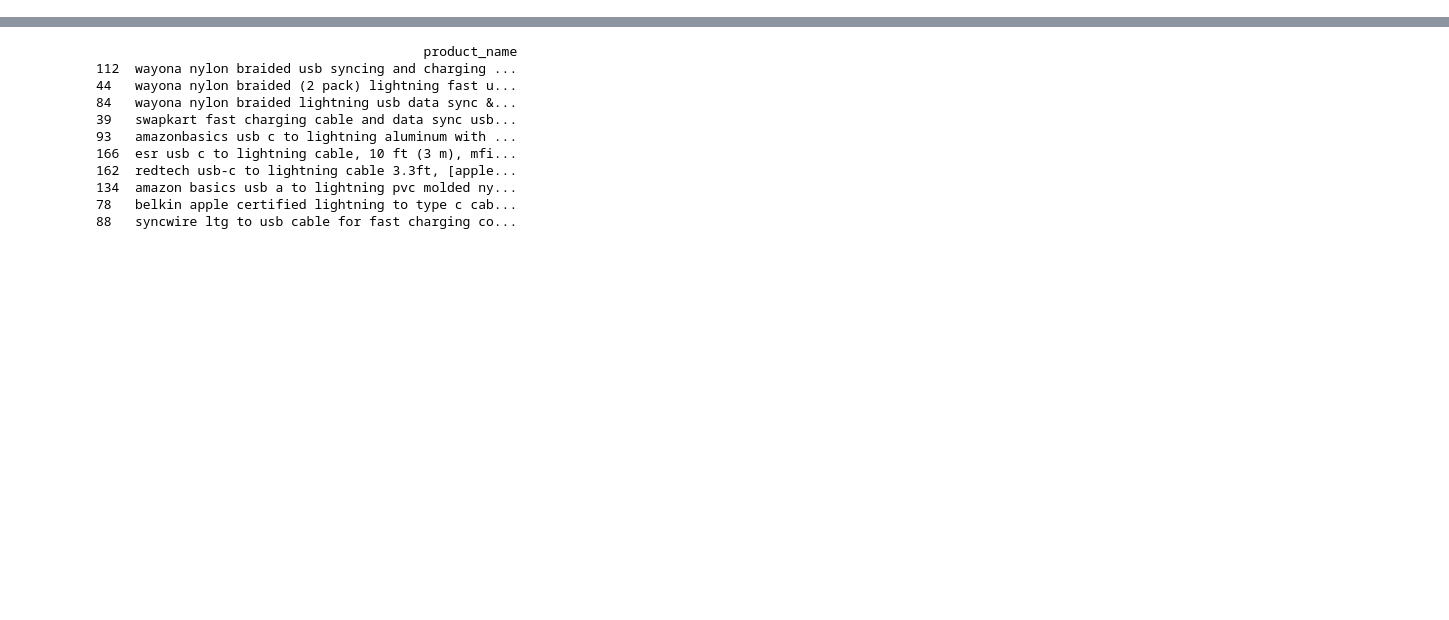
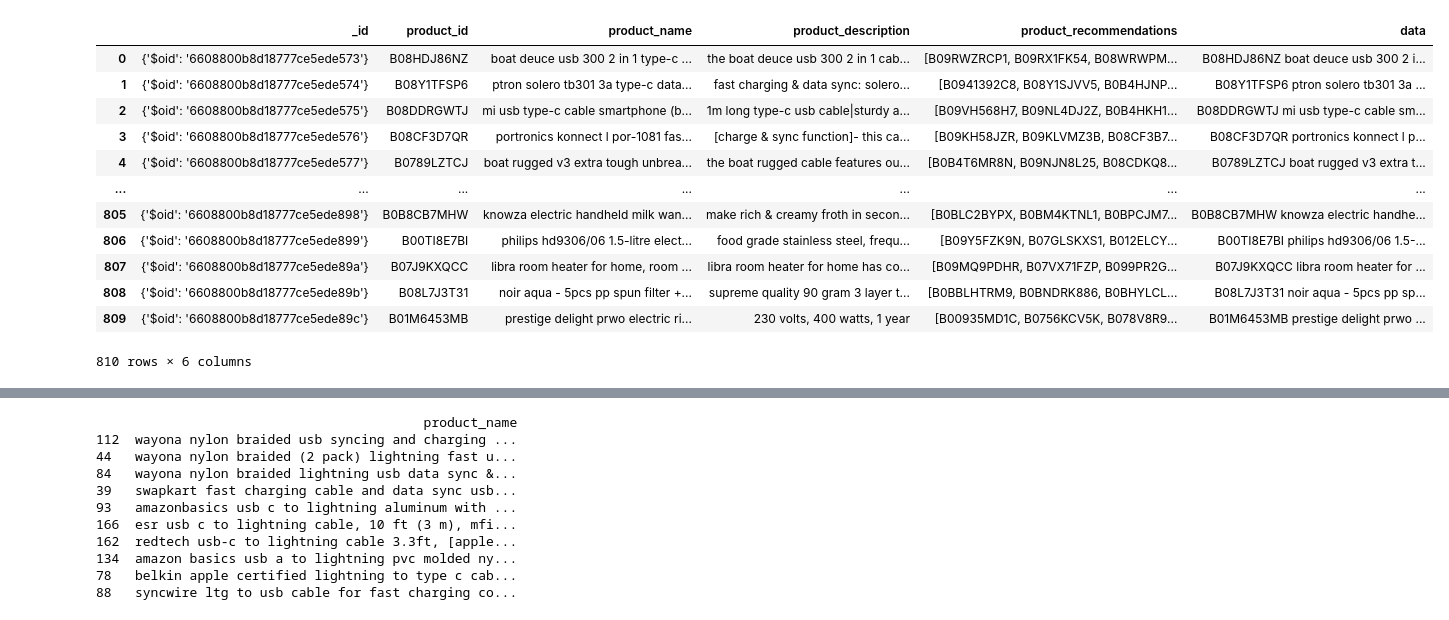
Before and after one commit to sjannabh/MastersProject_repo, a Jupyter notebook: data-analysis/Others/New/playground.ipynb, the cells around one changed output, grey strips where cells are left out. Cells and saved outputs as stored; diff of their text form; code cells hidden in the pictures; blank space fills up the shorter version.

```diff
--- a/data-analysis/Others/New/playground.ipynb
+++ b/data-analysis/Others/New/playground.ipynb
@@ -166,18 +183,25 @@ products_dataset = pd.DataFrame(res)
 # %%
 products_dataset['product_name'] =products_dataset['product_name'].str.lower()
 products_dataset['product_description'] =products_dataset['product_description'].str.lower()
 
 new_subset_products_dataset = products_dataset.drop(['category','price','img_link','product_link','rating','no_of_ratings'], axis=1)
 new_subset_products_dataset['data'] = new_subset_products_dataset[new_subset_products_dataset.columns[1:]].apply(lambda x: ' '.join(x.dropna().astype(str)),axis=1)
 
-new_subset_products_dataset['data']['product_name'] =products_dataset['product_name'].str.lower()
-products_dataset['product_description'] =products_dataset['product_description'].str.lower()
+#new_subset_products_dataset['data']['product_name'] =products_dataset['product_name'].str.lower()
+#products_dataset['product_description'] =products_dataset['product_description'].str.lower()
 
-new_subset_products_dataset = products_dataset.drop(['category','price','img_link','product_link','rating','no_of_ratings'], axis=1)
-new_subset_products_dataset['data'] = new_subset_products_dataset[new_subset_products_dataset.columns[1:]].apply(lambda x: ' '.join(x.dropna().astype(str)),axis=1)
-
-vectorizer = CountVectorizer()
-vectorized = vectorizer.fit_transform(new_subset_products_dataset['data'])
-similarities = cosine_similarity(vectorized)
-
-products_dataset_new = pd.DataFrame(similarities, columns=products_dataset['product_name'], index=products_dataset['product_name']).reset_index()
+new_subset_products_dataset
+# %% [output]
+|  | _id | product_id | product_name | product_description | product_recommendations | data |
+| 0 | {'$oid': '6608800b8d18777ce5ede573'} | B08HDJ86NZ | boat deuce usb 300 2 in 1 type-c ... | the boat deuce usb 300 2 in 1 cab... | [B09RWZRCP1, B09RX1FK54, B08WRWPM... | B08HDJ86NZ boat deuce usb 300 2 i... |
+| 1 | {'$oid': '6608800b8d18777ce5ede574'} | B08Y1TFSP6 | ptron solero tb301 3a type-c data... | fast charging & data sync: solero... | [B0941392C8, B08Y1SJVV5, B0B4HJNP... | B08Y1TFSP6 ptron solero tb301 3a ... |
+| 2 | {'$oid': '6608800b8d18777ce5ede575'} | B08DDRGWTJ | mi usb type-c cable smartphone (b... | 1m long type-c usb cable|sturdy a... | [B09VH568H7, B09NL4DJ2Z, B0B4HKH1... | B08DDRGWTJ mi usb type-c cable sm... |
+| 3 | {'$oid': '6608800b8d18777ce5ede576'} | B08CF3D7QR | portronics konnect l por-1081 fas... | [charge & sync function]- this ca... | [B09KH58JZR, B09KLVMZ3B, B08CF3B7... | B08CF3D7QR portronics konnect l p... |
+| 4 | {'$oid': '6608800b8d18777ce5ede577'} | B0789LZTCJ | boat rugged v3 extra tough unbrea... | the boat rugged cable features ou... | [B0B4T6MR8N, B09NJN8L25, B08CDKQ8... | B0789LZTCJ boat rugged v3 extra t... |
+| ... | ... | ... | ... | ... | ... | ... |
+| 805 | {'$oid': '6608800b8d18777ce5ede898'} | B0B8CB7MHW | knowza electric handheld milk wan... | make rich & creamy froth in secon... | [B0BLC2BYPX, B0BM4KTNL1, B0BPCJM7... | B0B8CB7MHW knowza electric handhe... |
+| 806 | {'$oid': '6608800b8d18777ce5ede899'} | B00TI8E7BI | philips hd9306/06 1.5-litre elect... | food grade stainless steel, frequ... | [B09Y5FZK9N, B07GLSKXS1, B012ELCY... | B00TI8E7BI philips hd9306/06 1.5-... |
+| 807 | {'$oid': '6608800b8d18777ce5ede89a'} | B07J9KXQCC | libra room heater for home, room ... | libra room heater for home has co... | [B09MQ9PDHR, B07VX71FZP, B099PR2G... | B07J9KXQCC libra room heater for ... |
+| 808 | {'$oid': '6608800b8d18777ce5ede89b'} | B08L7J3T31 | noir aqua - 5pcs pp spun filter +... | supreme quality 90 gram 3 layer t... | [B0BBLHTRM9, B0BNDRK886, B0BHYLCL... | B08L7J3T31 noir aqua - 5pcs pp sp... |
+| 809 | {'$oid': '6608800b8d18777ce5ede89c'} | B01M6453MB | prestige delight prwo electric ri... | 230 volts, 400 watts, 1 year | [B00935MD1C, B0756KCV5K, B078V8R9... | B01M6453MB prestige delight prwo ... |
+810 rows × 6 columns
```
Also changed, not shown: parts of 4 cells of this notebook, 15 other files.
